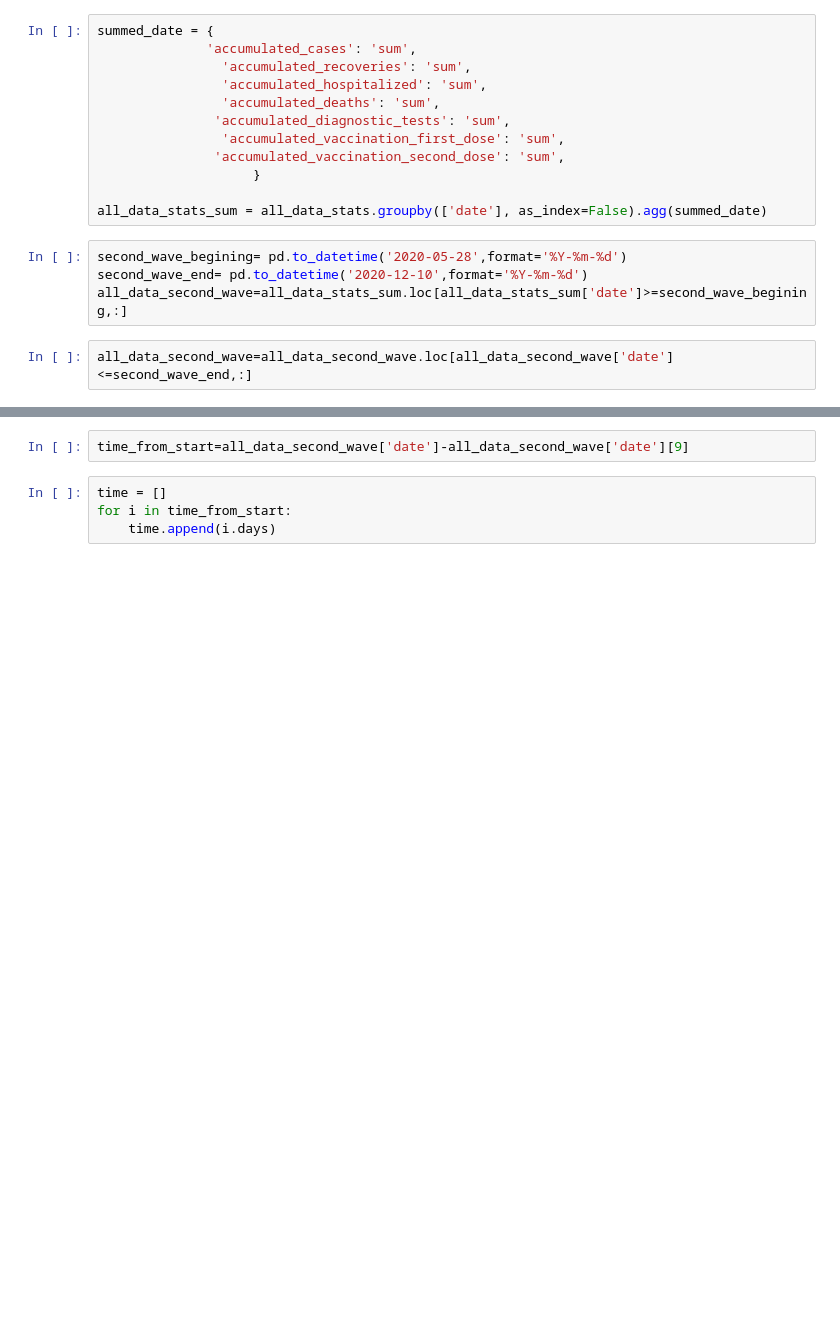
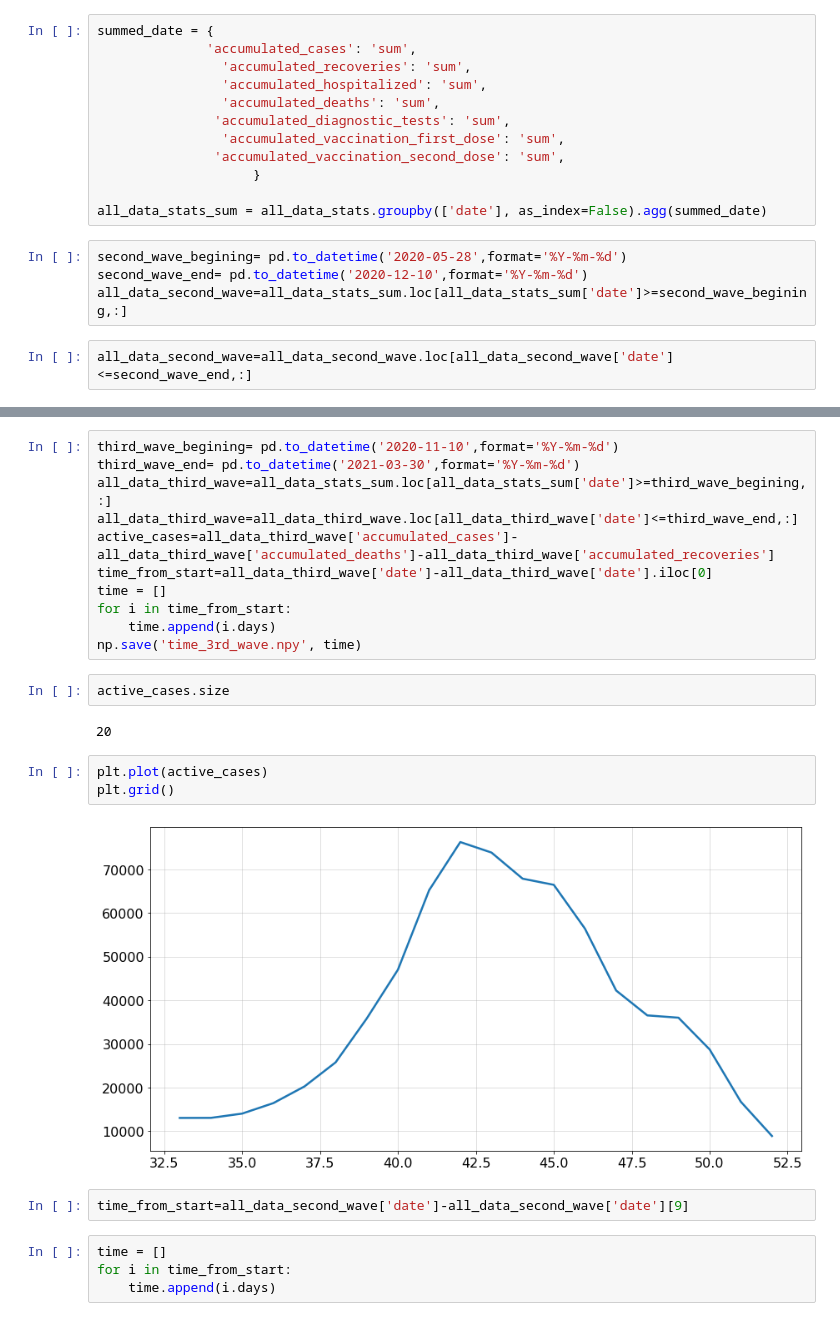
Before and after one commit to CoronaPolicy/prediction_model, a Jupyter notebook: israel_data/load_israeli_data.ipynb, the cells around one changed output, grey strips where cells are left out. Saved outputs shown, nothing was run; the diff lists cells and outputs as text; blank space fills up the shorter version.

```diff
--- a/israel_data/load_israeli_data.ipynb
+++ b/israel_data/load_israeli_data.ipynb
@@ -119,3 +120,23 @@ active_cases=all_data_second_wave['accumulated_cases']-all_data_second_wave['acc
+# %%
+third_wave_begining= pd.to_datetime('2020-11-10',format='%Y-%m-%d')
+third_wave_end= pd.to_datetime('2021-03-30',format='%Y-%m-%d')
+all_data_third_wave=all_data_stats_sum.loc[all_data_stats_sum['date']>=third_wave_begining,:]
+all_data_third_wave=all_data_third_wave.loc[all_data_third_wave['date']<=third_wave_end,:]
+active_cases=all_data_third_wave['accumulated_cases']-all_data_third_wave['accumulated_deaths']-all_data_third_wave['accumulated_recoveries']
+time_from_start=all_data_third_wave['date']-all_data_third_wave['date'].iloc[0]
+time = []
+for i in time_from_start:
+    time.append(i.days)
+np.save('time_3rd_wave.npy', time)
+# %%
+active_cases.size
+# %% [output]
+20
+# %%
+plt.plot(active_cases)
+plt.grid()
+# %% [output]
+[figure, added]
 # %%
 time_from_start=all_data_second_wave['date']-all_data_second_wave['date'][9]
 # %%
```
Also changed, not shown: parts of 3 cells of this notebook, 39 other files.
